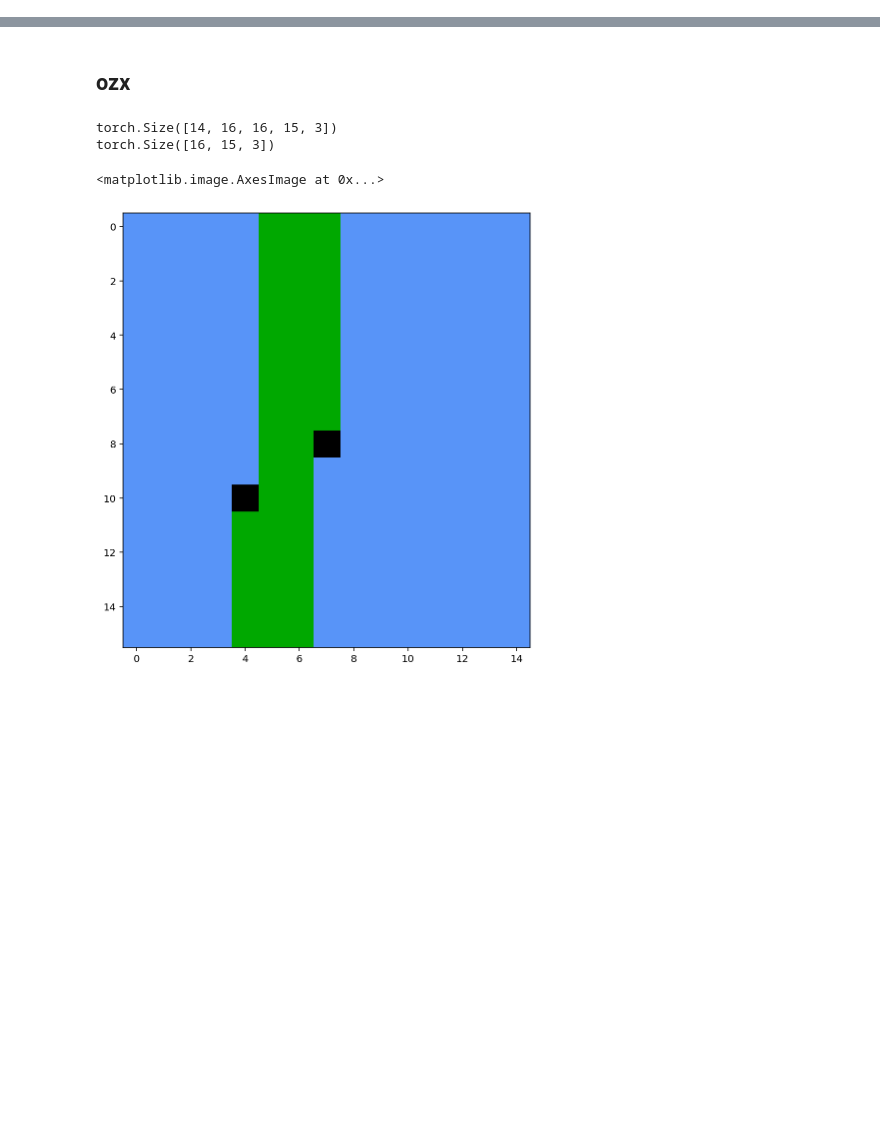
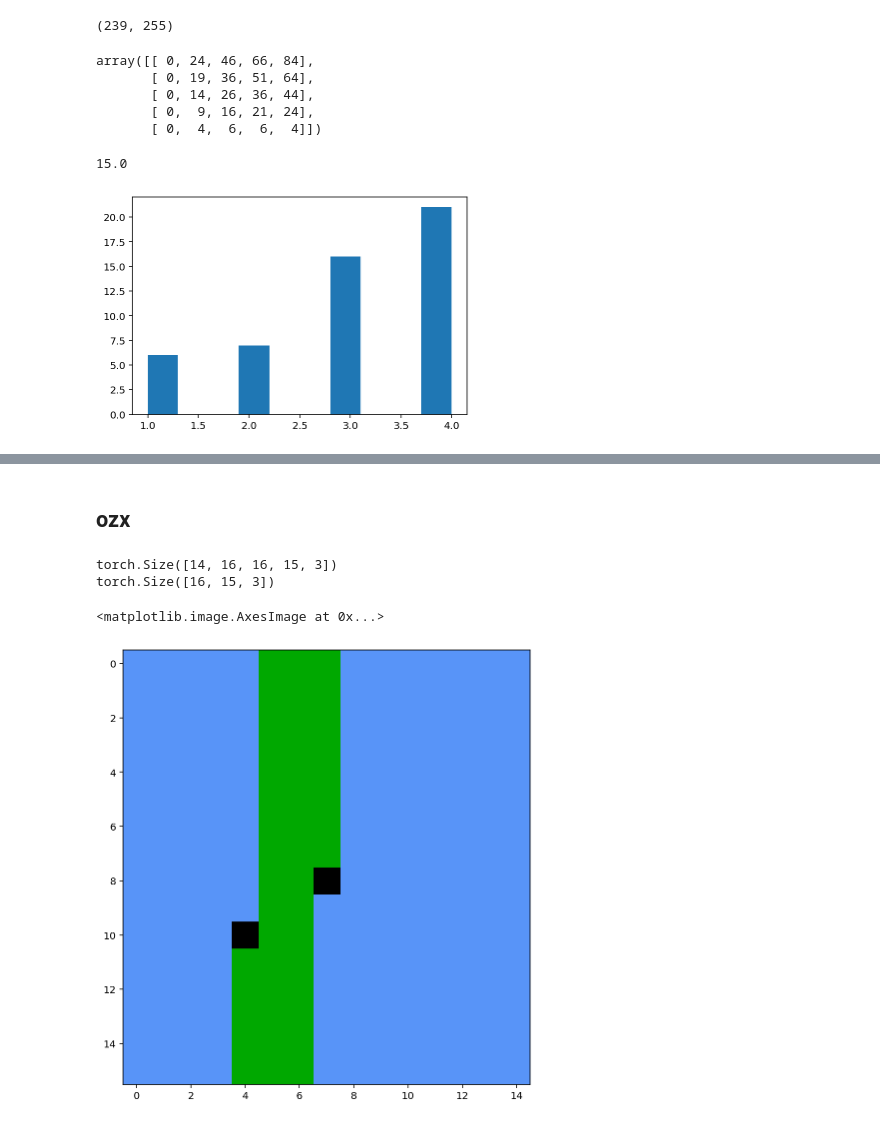
Before and after one commit to freshwater/FORWARD, a Jupyter notebook: working.ipynb, the cells around one changed output, grey strips where cells are left out. Saved outputs shown, nothing was run; the diff lists cells and outputs as text; code cells hidden in the pictures; blank space fills up the shorter version.

```diff
--- a/working.ipynb
+++ b/working.ipynb
@@ -16,0 +220,23 @@ def environment_make():
+# %%
+from scipy import signal
+
+a1 = asymmetric.reshape(16, 16, 3)[:, :, 0]
+
+signal.convolve2d(f[:, :, 0], a1, ).shape
+# %% [output]
+(239, 255)
+# %%
+asymmetric = np.array(range(5))
+arr = np.array(range(25, 0, -1)).reshape(-1, 5)
+
+arr * asymmetric
+# %% [output]
+array([[ 0, 24, 46, 66, 84],
+       [ 0, 19, 36, 51, 64],
+       [ 0, 14, 26, 36, 44],
+       [ 0,  9, 16, 21, 24],
+       [ 0,  4,  6,  6,  4]])
+# %%
+225/15
+# %% [output]
+15.0
@@ -16,0 +245,4 @@ def environment_make():
+# %%
+plt.hist(np.random.choice(range(5), 50, p=(np.arange(5)/np.arange(5).sum())));
+# %% [output]
+[figure, added]
```
Also changed, not shown: parts of 34 cells of this notebook, 1 other file.
